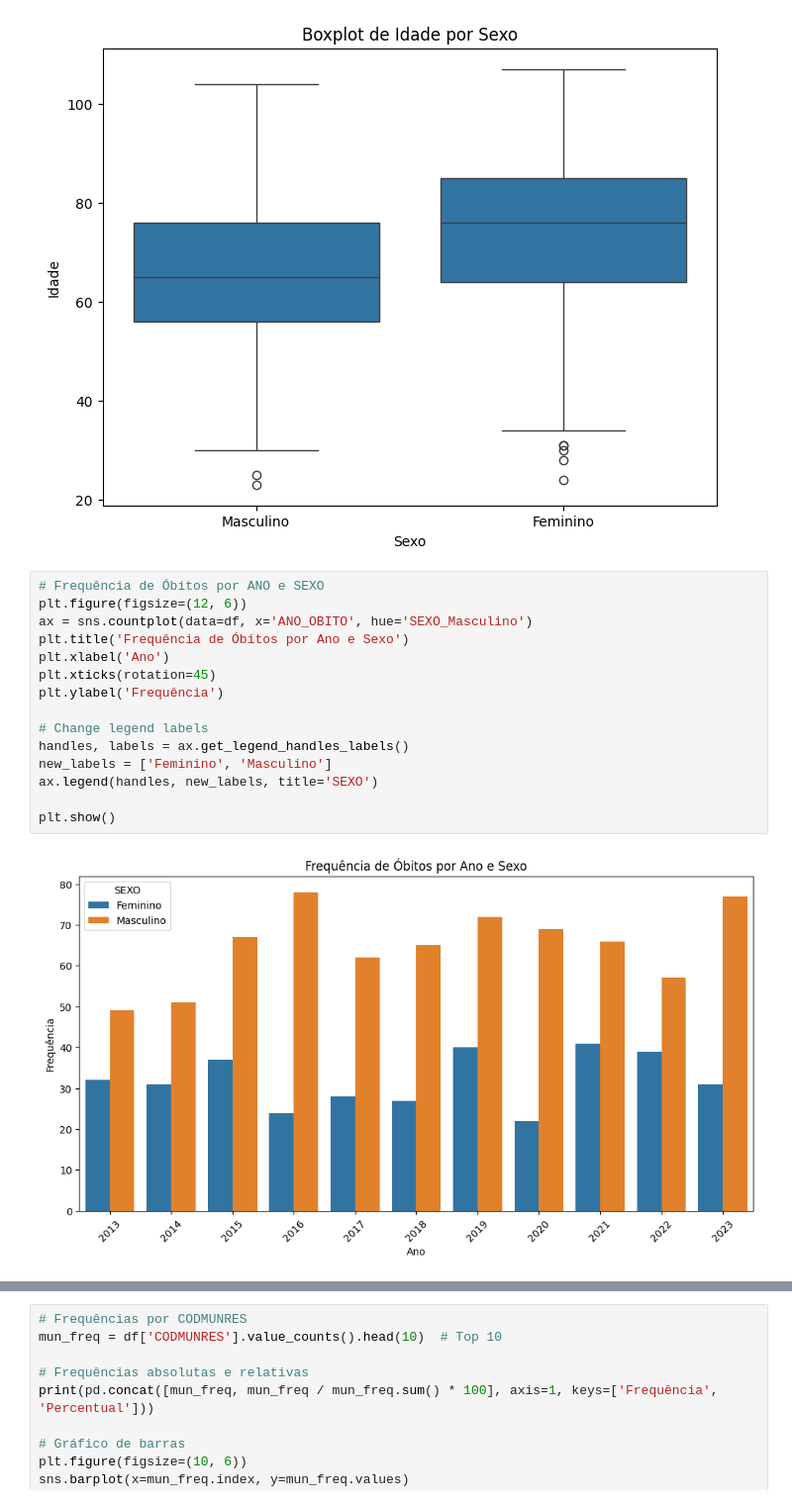
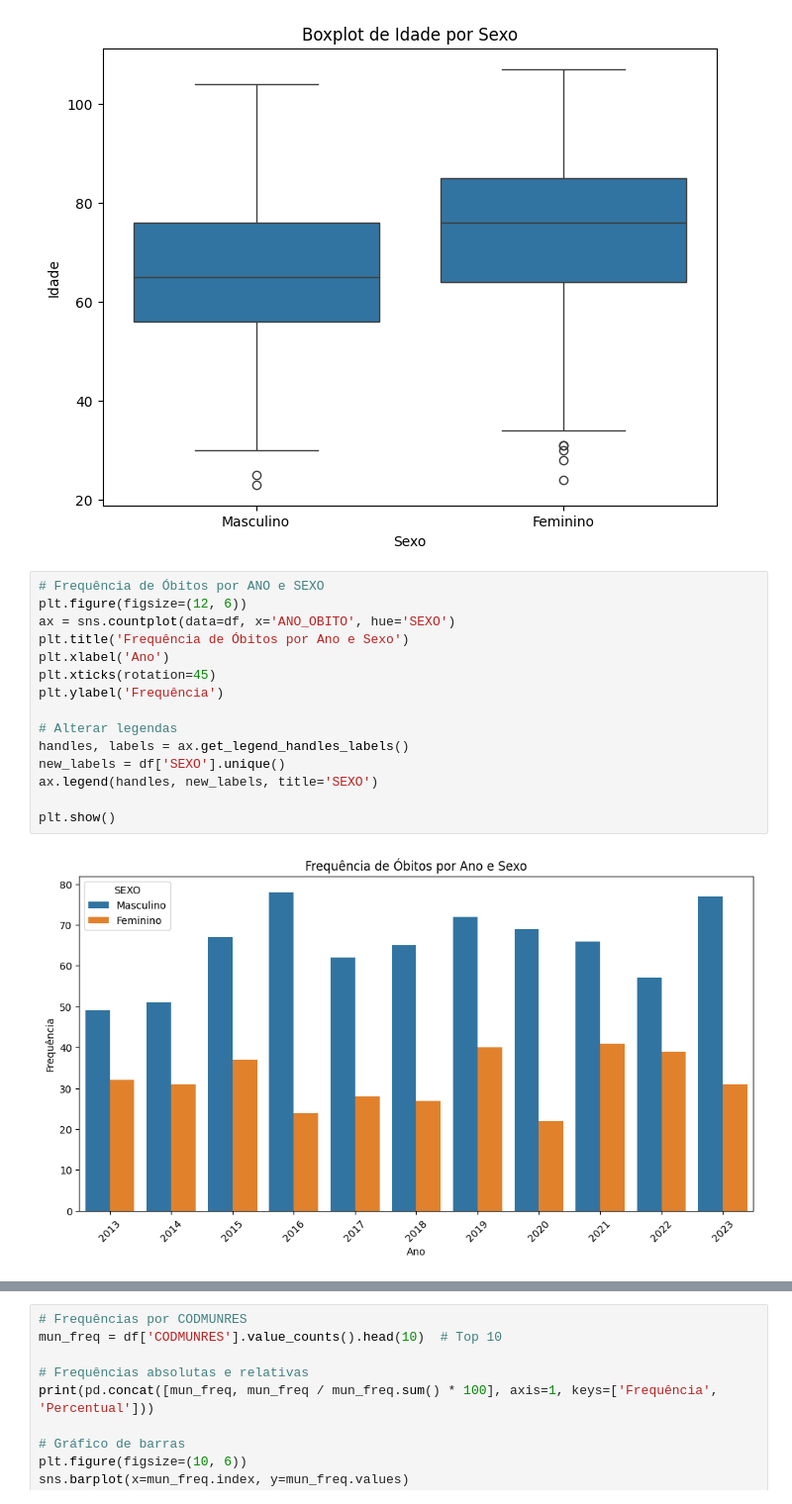
Before and after one commit to cleodecker/Cancer, a Jupyter notebook: Scripts/Cancer_PB.ipynb, the cells around one changed output, grey strips where cells are left out. Shown: that part at 99% size. Cells and saved outputs as stored; diff of their text form.

```diff
--- a/Scripts/Cancer_PB.ipynb
+++ b/Scripts/Cancer_PB.ipynb
@@ -89,19 +89,19 @@ Name: IDADE, dtype: float64
 # %%
 # Frequência de Óbitos por ANO e SEXO
 plt.figure(figsize=(12, 6))
-ax = sns.countplot(data=df, x='ANO_OBITO', hue='SEXO_Masculino')
+ax = sns.countplot(data=df, x='ANO_OBITO', hue='SEXO')
 plt.title('Frequência de Óbitos por Ano e Sexo')
 plt.xlabel('Ano')
 plt.xticks(rotation=45)
 plt.ylabel('Frequência')
 
-# Change legend labels
+# Alterar legendas
 handles, labels = ax.get_legend_handles_labels()
-new_labels = ['Feminino', 'Masculino']
+new_labels = df['SEXO'].unique()
 ax.legend(handles, new_labels, title='SEXO')
 
 plt.show()
 # %% [output]
-[figure, old version]
+[figure, new version]
 # %%
 # Frequências absolutas e relativas para SEXO
```
Also changed, not shown: parts of 3 cells of this notebook.
